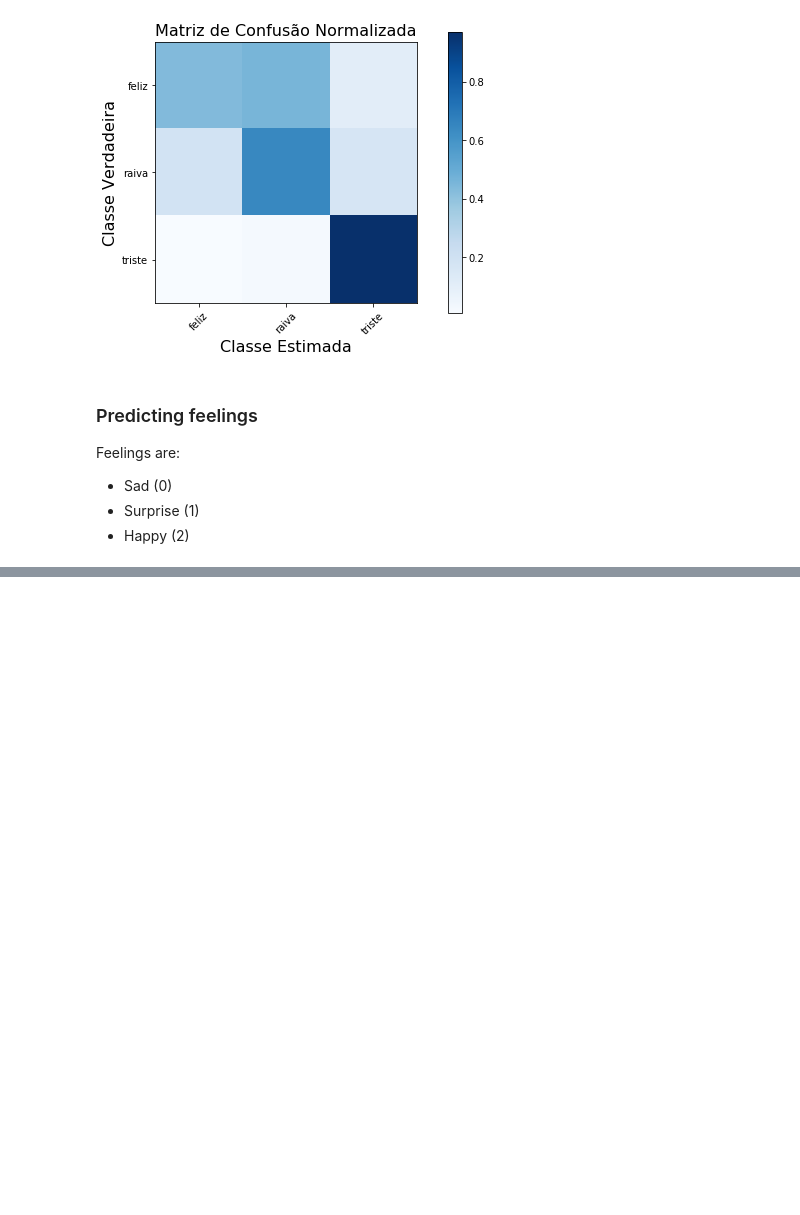
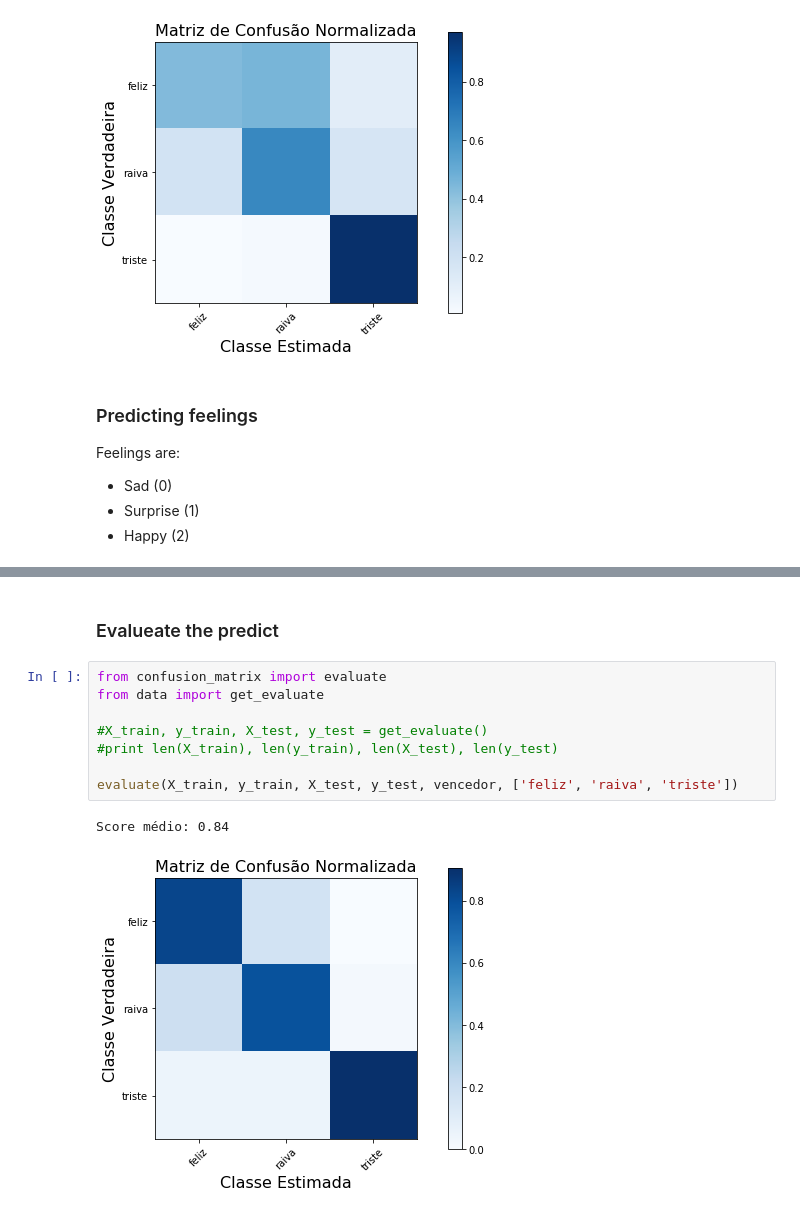
Before and after one commit to thiagomarquesrocha/Kaio-machine-learning-human-face-detection, a Jupyter notebook: server/classify_who_is_notebook.ipynb, the cells around one changed output, grey strips where cells are left out. Saved outputs shown, nothing was run; the diff lists cells and outputs as text; blank space fills up the shorter version.

Commit message:
Matrix de decisao para o resultado da predicao do sistema finalizado

```diff
--- a/server/classify_who_is_notebook.ipynb
+++ b/server/classify_who_is_notebook.ipynb
@@ -410,0 +411,13 @@ Vc parece estar feliz! :)
+# %% [markdown]
+### Evalueate the predict
+# %%
+from confusion_matrix import evaluate
+from data import get_evaluate
+
+#X_train, y_train, X_test, y_test = get_evaluate()
+#print len(X_train), len(y_train), len(X_test), len(y_test)
+
+evaluate(X_train, y_train, X_test, y_test, vencedor, ['feliz', 'raiva', 'triste'])
+# %% [output]
+Score médio: 0.84
+[figure, added]
```
Also changed, not shown: parts of 4 cells of this notebook, 8 other files.
